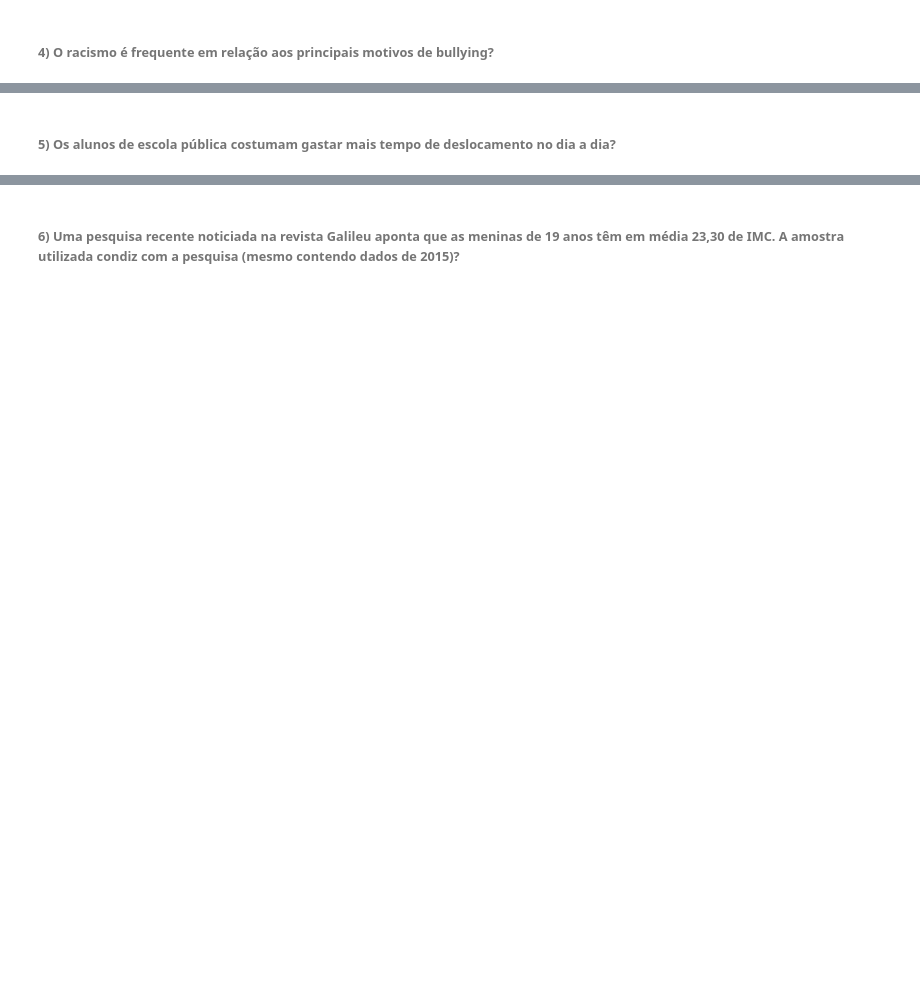
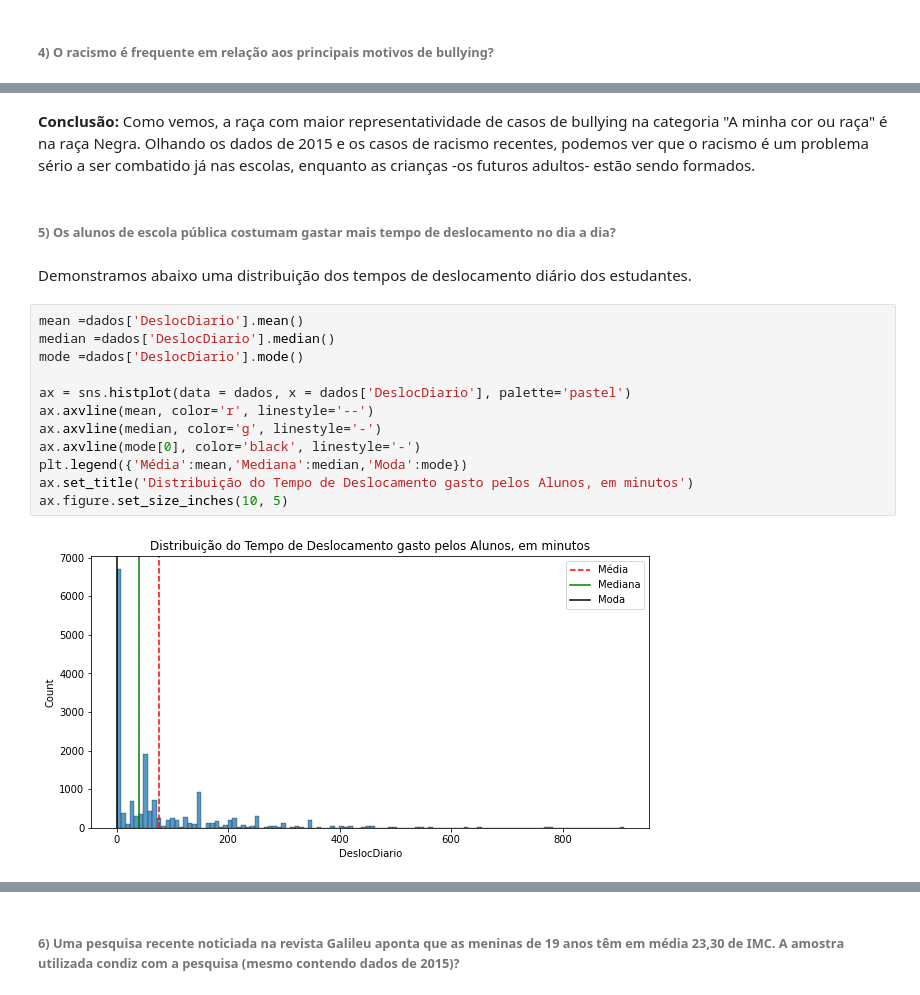
Before and after one commit to andrevcmelo/BootcampAlura2021, a Jupyter notebook: BootcampAlura_ProjetoModulo03_AndréMelo.ipynb, the cells around one changed output, grey strips where cells are left out. Cells and saved outputs as stored; diff of their text form; blank space fills up the shorter version.

```diff
--- a/BootcampAlura_ProjetoModulo03_AndréMelo.ipynb
+++ b/BootcampAlura_ProjetoModulo03_AndréMelo.ipynb
@@ -231,2 +662,20 @@ dados.head(5)
+# %% [markdown]
+**Conclusão:** Como vemos, a raça com maior representatividade de casos de bullying na categoria "A minha cor ou raça" é na raça Negra. Olhando os dados de 2015 e os casos de racismo recentes, podemos ver que o racismo é um problema sério a ser combatido já nas escolas, enquanto as crianças -os futuros adultos- estão sendo formados.
 # %% [markdown]
 ###### **5) Os alunos de escola pública costumam gastar mais tempo de deslocamento no dia a dia?**
+# %% [markdown]
+Demonstramos abaixo uma distribuição dos tempos de deslocamento diário dos estudantes.
+# %%
+mean =dados['DeslocDiario'].mean()
+median =dados['DeslocDiario'].median()
+mode =dados['DeslocDiario'].mode()
+
+ax = sns.histplot(data = dados, x = dados['DeslocDiario'], palette='pastel')
+ax.axvline(mean, color='r', linestyle='--')
+ax.axvline(median, color='g', linestyle='-')
+ax.axvline(mode[0], color='black', linestyle='-')
+plt.legend({'Média':mean,'Mediana':median,'Moda':mode})
+ax.set_title('Distribuição do Tempo de Deslocamento gasto pelos Alunos, em minutos')
+ax.figure.set_size_inches(10, 5)
+# %% [output]
+[figure, added]
```
Also changed, not shown: parts of 70 cells of this notebook.
